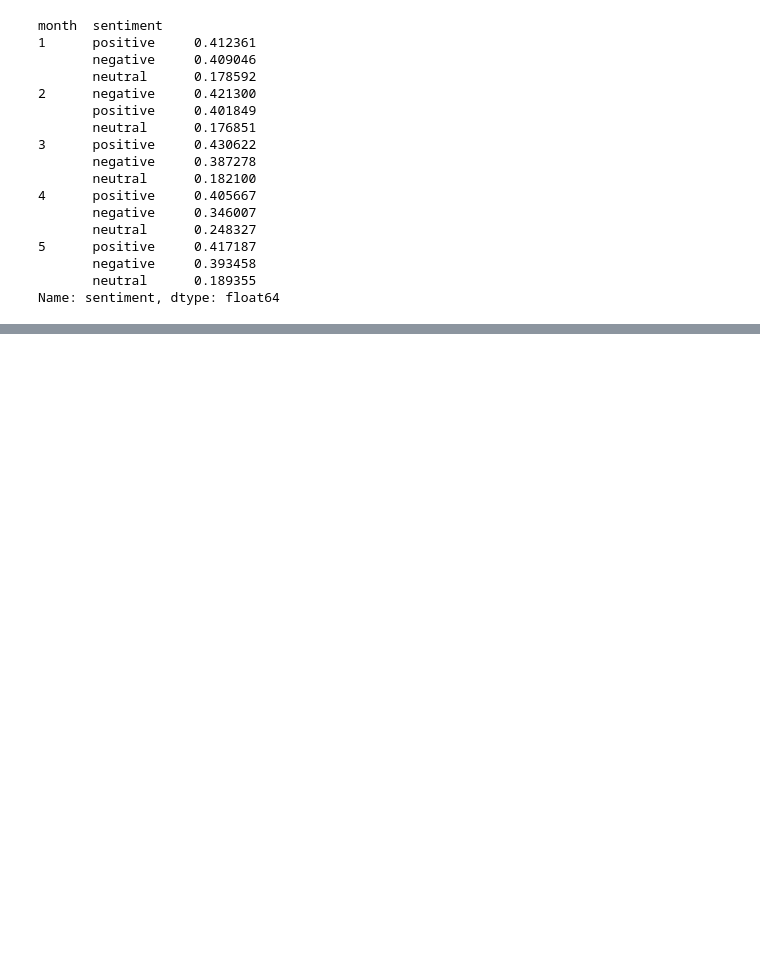
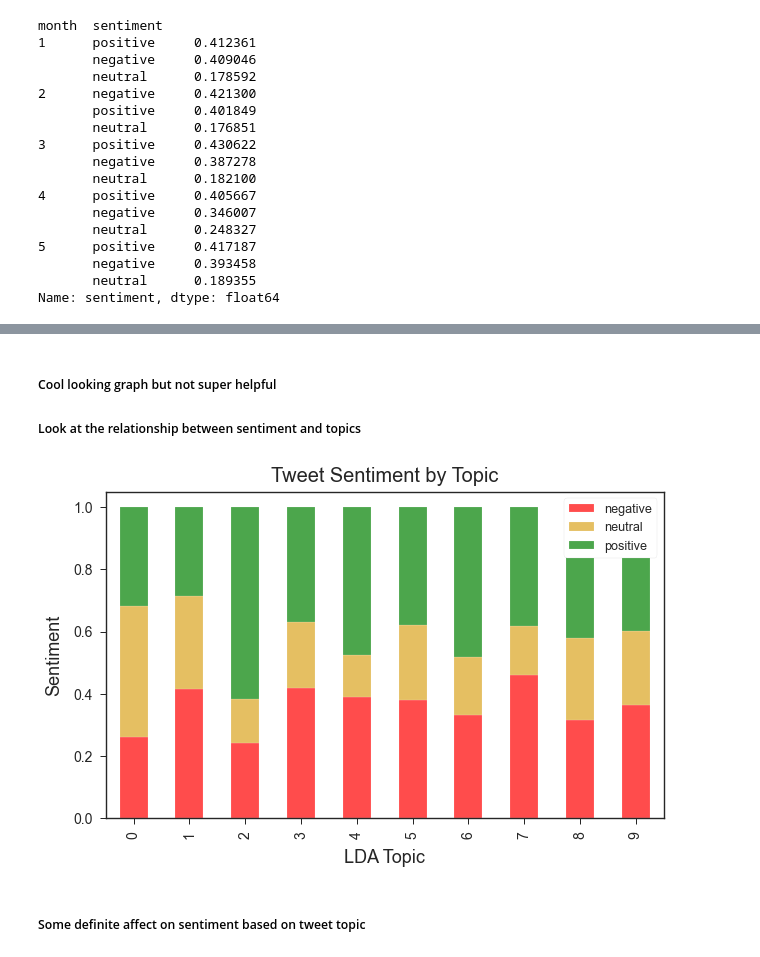
Before and after one commit to p-szymo/twitter-sentiment-analysis, a Jupyter notebook: nlp_features_notebook.ipynb, the cells around one changed output, grey strips where cells are left out. Saved outputs shown, nothing was run; the diff lists cells and outputs as text; code cells hidden in the pictures; blank space fills up the shorter version.

```diff
--- a/nlp_features_notebook.ipynb
+++ b/nlp_features_notebook.ipynb
@@ -1163,0 +501,21 @@ while start_date <= end_date:
+# %% [markdown]
+##### Cool looking graph but not super helpful
+##### Look at the relationship between sentiment and topics
+# %%
+# sort by percentage of trees in good health
+days = df.groupby('lda').sentiment.value_counts(normalize=True).unstack()
+
+# plot a stacked bar graph
+p1 = days.plot(kind='bar', stacked = True, figsize=(10,6),
+#                    title = 'Tree Health Across Boroughs',
+                   color = ['red', 'goldenrod', 'green'], alpha = .70, fontsize=14)
+
+p1.set_title('Tweet Sentiment by Topic', fontsize=20, pad=10)
+p1.set_xlabel('LDA Topic', fontsize=18, labelpad=10)
+p1.set_ylabel('Sentiment', fontsize=18, labelpad=10)
+p1.legend(['negative', 'neutral', 'positive'], facecolor='white', framealpha=1)
+plt.show()
+# %% [output]
+[figure, added]
+# %% [markdown]
+##### Some definite affect on sentiment based on tweet topic
```
Also changed, not shown: parts of 159 cells of this notebook, 27 other files.
